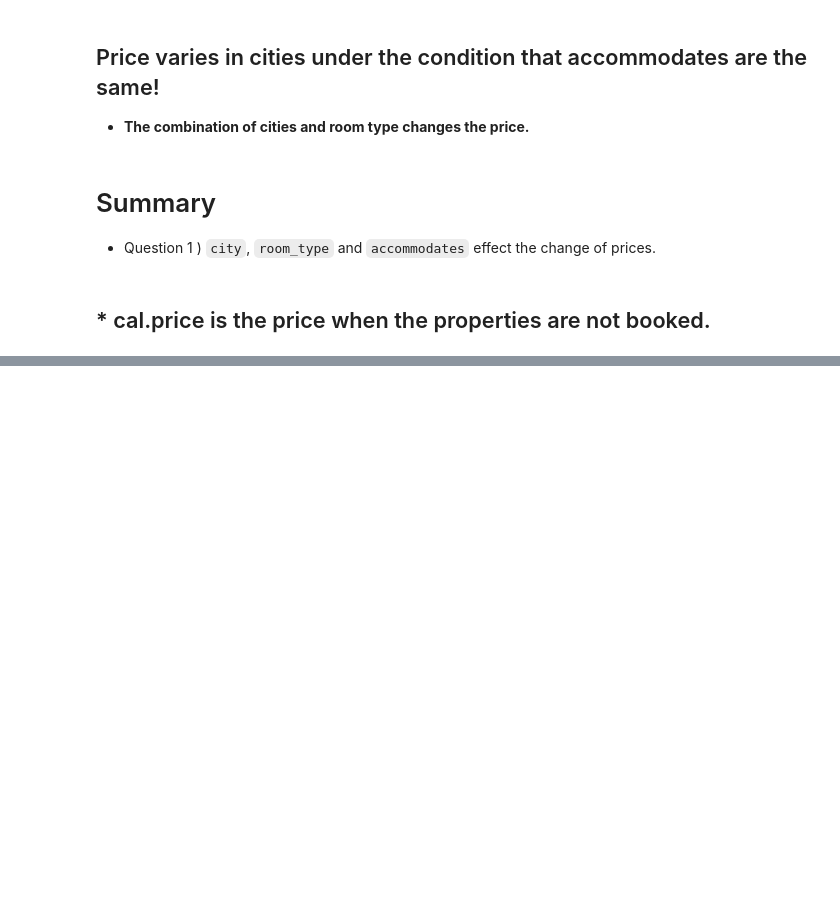
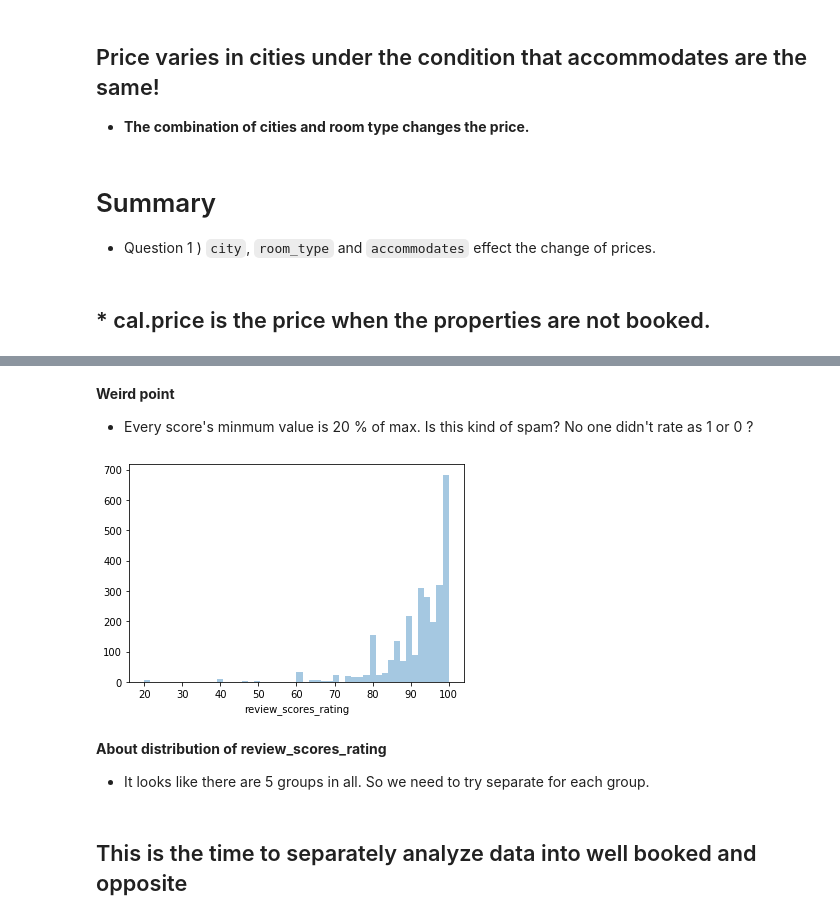
Before and after one commit to yuckiymouse/udacity_pro1_boston_airbnb, a Jupyter notebook: boston-airbnb-data.ipynb, the cells around one changed output, grey strips where cells are left out. Saved outputs shown, nothing was run; the diff lists cells and outputs as text; code cells hidden in the pictures; blank space fills up the shorter version.

```diff
--- a/boston-airbnb-data.ipynb
+++ b/boston-airbnb-data.ipynb
@@ -365,26 +326,0 @@ df_less_half_id.head()
-# %%
-# compare city kinds
-plt.rcParams["font.size"] = 18
-fig, (ax1, ax2) = plt.subplots(ncols=2, figsize=(20,8));
-
-
-# properties booked 50% more
-ratio_func_m = (lambda x : x /  df_more_half_id.city.value_counts().sum())
-city_ratio_m = df_more_half_id.city.value_counts().apply(ratio_func_m)
-city_ratio_m.plot(kind='bar', ax=ax1);
-
-# annotation
-for index, city_ratio in enumerate(city_ratio_m):
-    if index <= 1:
-        ax1.annotate(round(city_ratio, 2), xy=(index, city_ratio_m[index]))
-ax1.set_title("City's variation in the properties booked 50% more");
-
-# the properties booked less than 50%
-ratio_func_l = (lambda x : x /  df_less_half_id.city.value_counts().sum())
-city_ratio_l = df_less_half_id.city.value_counts().apply(ratio_func_l)
-city_ratio_l.plot(kind='bar', ax=ax2);
-
-for index, city_ratio in enumerate(city_ratio_l):
-    if index <= 1:
-        ax2.annotate(round(city_ratio, 2), xy=(index, city_ratio_l[index]))
-ax2.set_title("City's variation in the properties booked less than 50%");
@@ -960,0 +391,5 @@ lis[lis.instant_bookable == 't']
+# %%
+review_scores = lis[['id', 'review_scores_accuracy', 'review_scores_rating',
+    'review_scores_checkin', 'review_scores_cleanliness',
+    'review_scores_communication', 'review_scores_location',
+    'review_scores_value']].dropna()
@@ -960,0 +417,13 @@ lis[lis.instant_bookable == 't']
+# %% [markdown]
+**Weird point**
+- Every score's minmum value is 20 % of max. Is this kind of spam? No one didn't rate as 1 or 0 ?
+# %%
+# check the rating as sum
+sns.distplot(a = review_scores.review_scores_rating.dropna(),kde=False, bins = 50);
+# %% [output]
+[figure, added]
+# %% [markdown]
+**About distribution of review_scores_rating**
+- It looks like there are 5 groups in all. So we need to try separate for each group.
+# %% [markdown]
+## This is the time to separately analyze data into well booked and opposite
```
Also changed, not shown: parts of 100 cells of this notebook.
